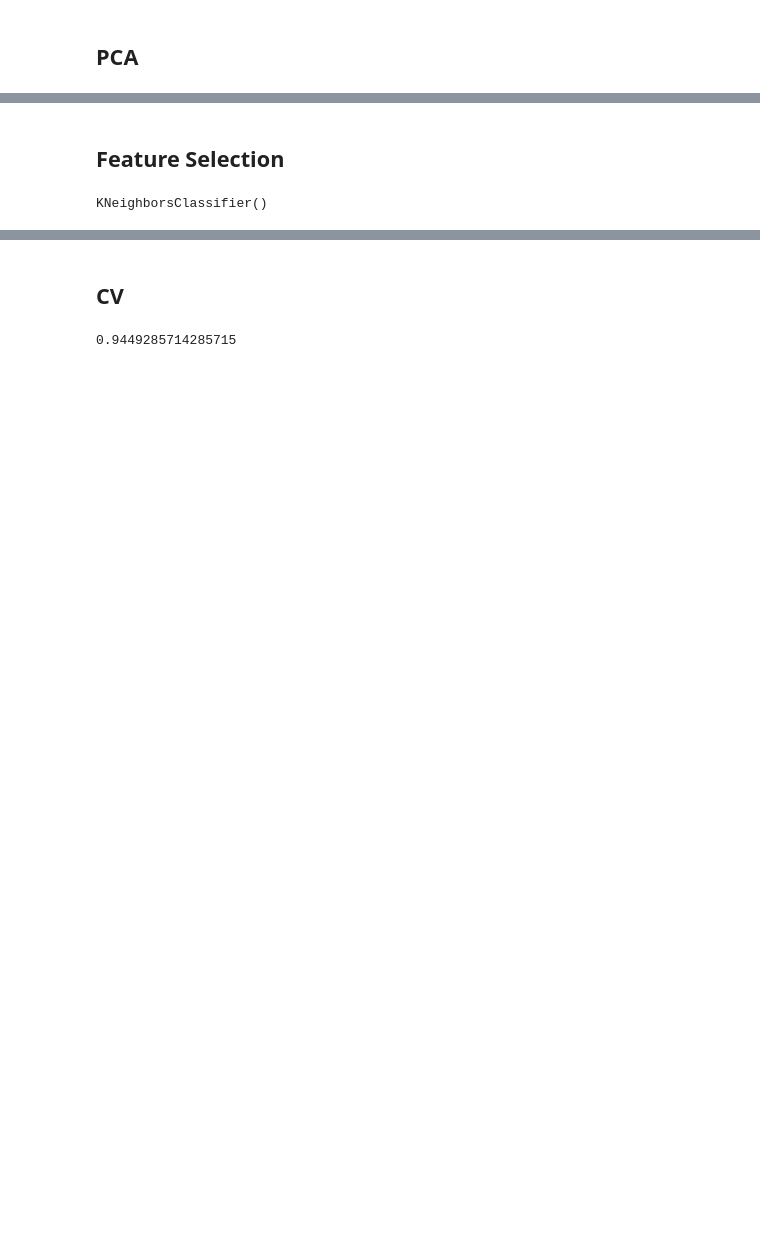
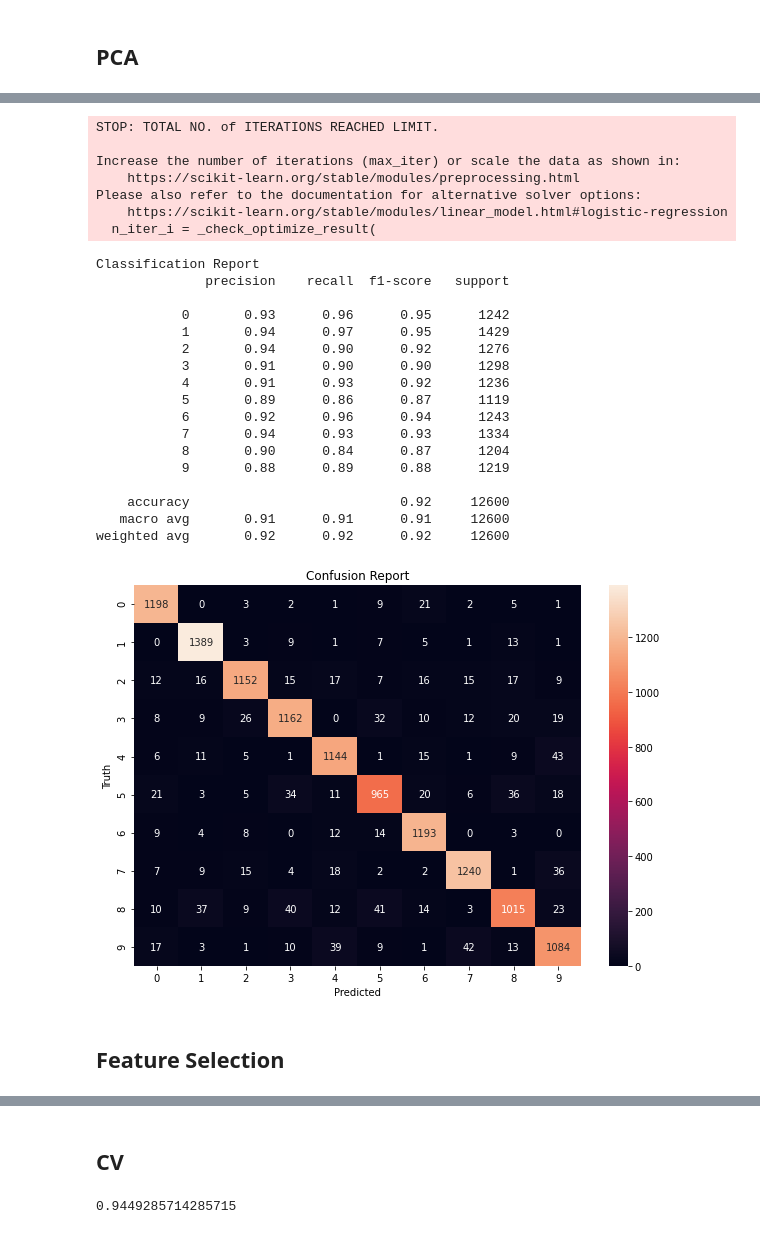
Before and after one commit to gbouzioto/machine_learning_master_2020, a Jupyter notebook: exercise_2/exercise_2.ipynb, the cells around one changed output, grey strips where cells are left out. Drawn from its saved outputs; the diff is of its cells as text; code cells hidden in the pictures; blank space fills up the shorter version.

Commit message:
Added more classifiers and a part of the repo

```diff
--- a/exercise_2/exercise_2.ipynb
+++ b/exercise_2/exercise_2.ipynb
@@ -164,0 +258,31 @@ X_test_new = pca.transform(X_test)
+# %%
+# perform_classification('kNN', X_train_new, X_test_new, y_train, y_test)
+# perform_classification('SVM linear', X_train_new, X_test_new, y_train, y_test)
+# perform_classification('SVM rbf', X_train_new, X_test_new, y_train, y_test)
+perform_classification('Logistic Regression', X_train_new, X_test_new, y_train, y_test)
+# %% [output]
+STOP: TOTAL NO. of ITERATIONS REACHED LIMIT.
+
+Increase the number of iterations (max_iter) or scale the data as shown in:
+    https://scikit-learn.org/stable/modules/preprocessing.html
+Please also refer to the documentation for alternative solver options:
+    https://scikit-learn.org/stable/modules/linear_model.html#logistic-regression
+  n_iter_i = _check_optimize_result(
+Classification Report
+              precision    recall  f1-score   support
+
+           0       0.93      0.96      0.95      1242
+           1       0.94      0.97      0.95      1429
+           2       0.94      0.90      0.92      1276
+           3       0.91      0.90      0.90      1298
+           4       0.91      0.93      0.92      1236
+           5       0.89      0.86      0.87      1119
+           6       0.92      0.96      0.94      1243
+           7       0.94      0.93      0.93      1334
+           8       0.90      0.84      0.87      1204
+           9       0.88      0.89      0.88      1219
+
+    accuracy                           0.92     12600
+   macro avg       0.91      0.91      0.91     12600
+weighted avg       0.92      0.92      0.92     12600
+[figure, added]
@@ -175,21 +300,0 @@ X_test_new = fit.transform(X_test)
-# %%
-#training random Forest
-# rf=RandomForestClassifier(n_estimators=100)
-# rf.fit(X_train_new,y_train)
-
-# from sklearn.ensemble import AdaBoostClassifier
-
-# num_trees = 100
-# seed=7
-# rf = AdaBoostClassifier(n_estimators=num_trees, random_state=seed)
-# rf.fit(X_train,y_train)
-
-# from sklearn import datasets, svm, metrics
-# rf = svm.SVC(C=200,kernel='rbf',gamma=0.01,cache_size=8000,probability=False)
-# rf.fit(X_train_new,y_train)
-
-from sklearn.neighbors import KNeighborsClassifier
-rf = KNeighborsClassifier()
-rf.fit(X_train_new ,y_train)
-# %% [output]
-KNeighborsClassifier()
```
Also changed, not shown: parts of 29 cells of this notebook, 1 other file.
